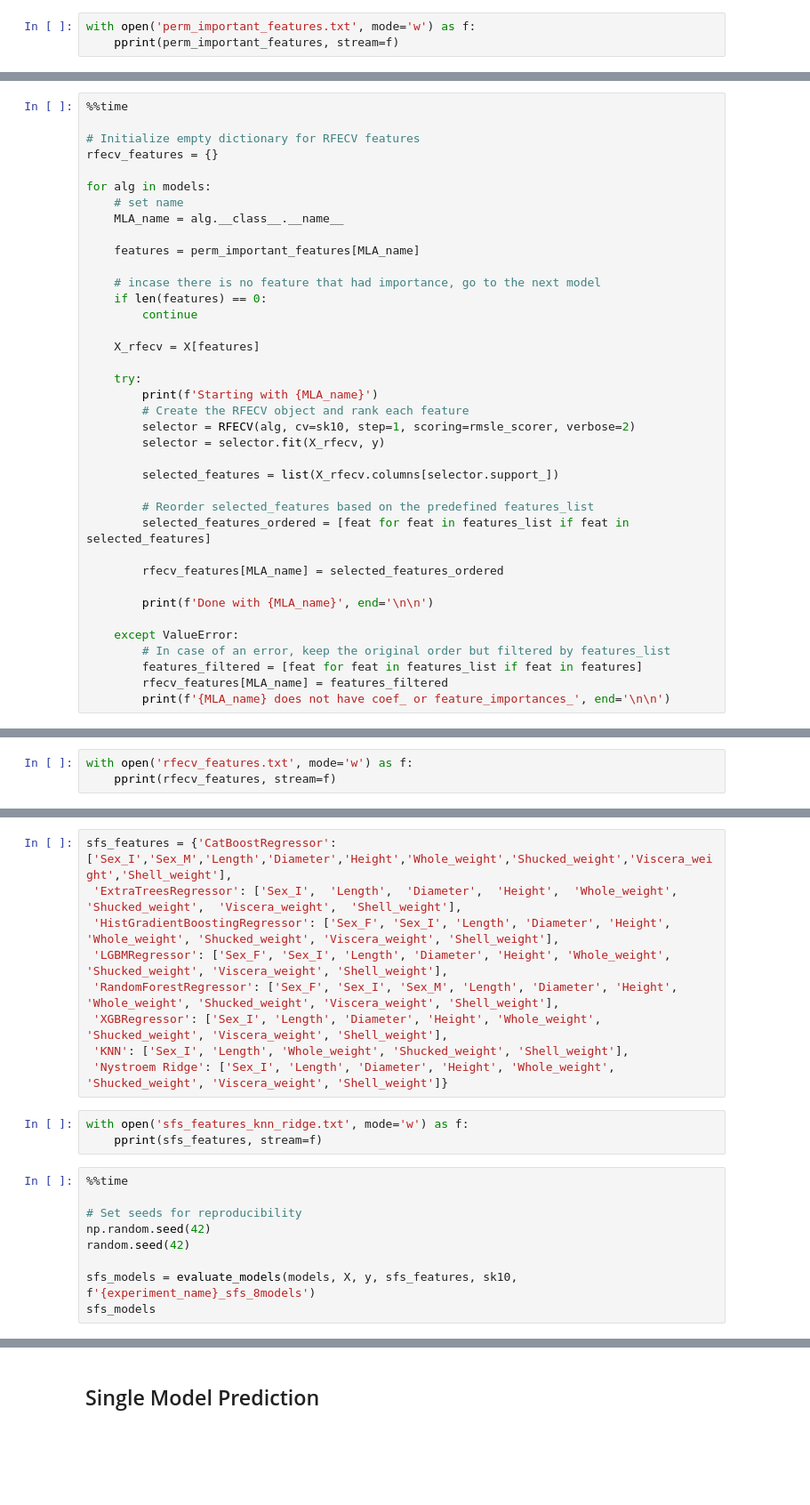
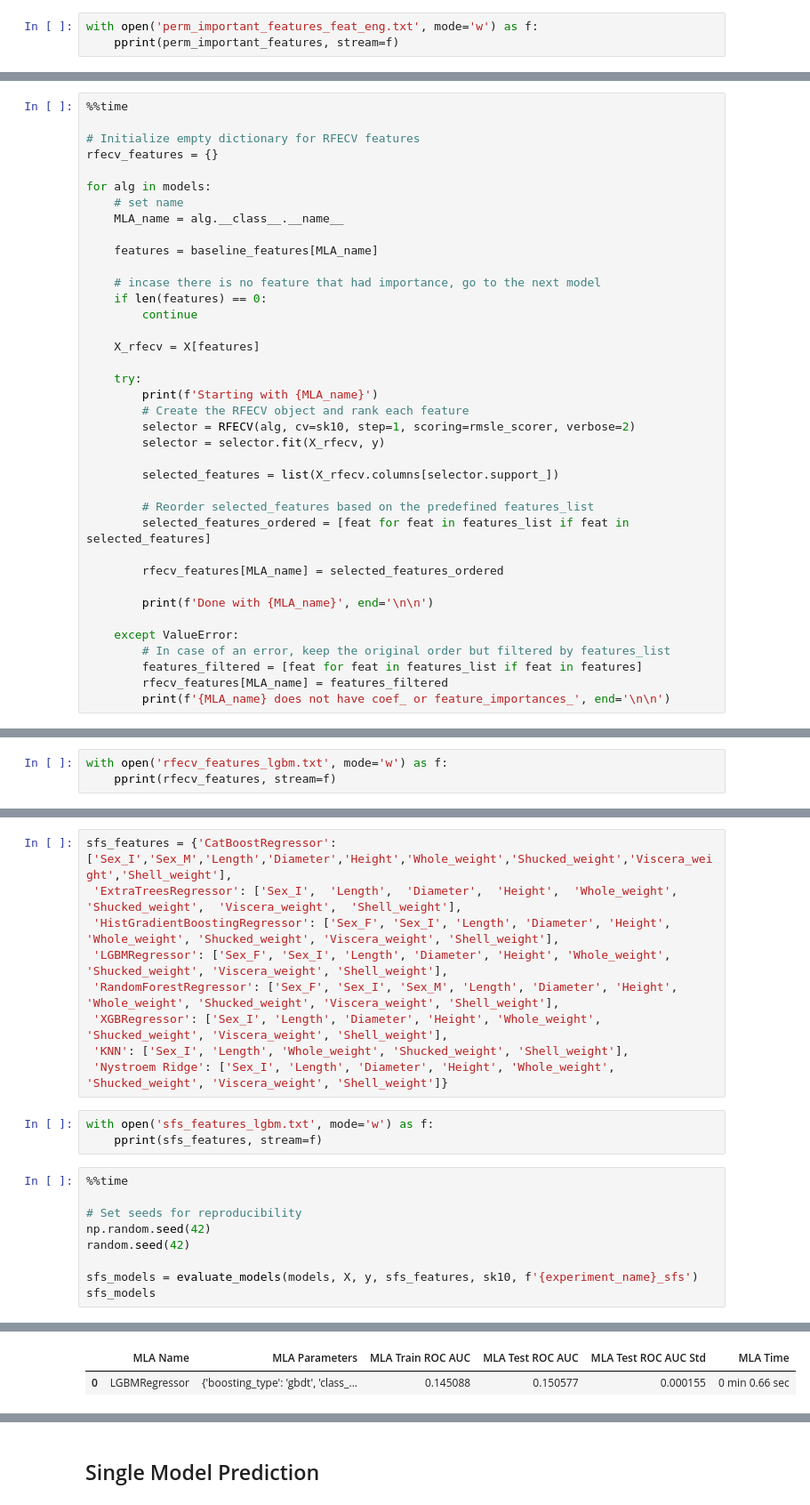
Before and after one commit to hardboyvino/kaggle_competition, a Jupyter notebook: playground_4.4/models_feat_eng.ipynb, the cells around one changed output, grey strips where cells are left out. Shown at 89% size. Saved outputs shown, nothing was run; the diff lists cells and outputs as text; blank space fills up the shorter version.

Commit message:
Brute force feature eng and selection on LGBM
Entire process took 24 hours but the results were exactly as using the default features

```diff
--- a/playground_4.4/models_feat_eng.ipynb
+++ b/playground_4.4/models_feat_eng.ipynb
@@ -422,7 +415,7 @@ for model in models:
 
 print('Done getting important features dictionary')
 # %%
-with open('perm_important_features.txt', mode='w') as f:
+with open('perm_important_features_feat_eng.txt', mode='w') as f:
     pprint(perm_important_features, stream=f)
 # %%
 %%time
@@ -504,7 +497,7 @@ for alg in models:
     # set name
     MLA_name = alg.__class__.__name__
 
-    features = perm_important_features[MLA_name]
+    features = baseline_features[MLA_name]
 
     # incase there is no feature that had importance, go to the next model
     if len(features) == 0:
@@ -535,5 +546,5 @@ for alg in models:
 # %%
-with open('rfecv_features.txt', mode='w') as f:
+with open('rfecv_features_lgbm.txt', mode='w') as f:
     pprint(rfecv_features, stream=f)
 # %%
 %%time
@@ -613,7 +660,7 @@ sfs_features = {'CatBoostRegressor': ['Sex_I','Sex_M','Length','Diameter','Heigh
  'KNN': ['Sex_I', 'Length', 'Whole_weight', 'Shucked_weight', 'Shell_weight'],
  'Nystroem Ridge': ['Sex_I', 'Length', 'Diameter', 'Height', 'Whole_weight', 'Shucked_weight', 'Viscera_weight', 'Shell_weight']}
 # %%
-with open('sfs_features_knn_ridge.txt', mode='w') as f:
+with open('sfs_features_lgbm.txt', mode='w') as f:
     pprint(sfs_features, stream=f)
 # %%
 %%time
@@ -622,5 +669,6 @@ with open('sfs_features_knn_ridge.txt', mode='w') as f:
 np.random.seed(42)
 random.seed(42)
 
-sfs_models = evaluate_models(models, X, y, sfs_features, sk10, f'{experiment_name}_sfs_8models')
+sfs_models = evaluate_models(models, X, y, sfs_features, sk10, f'{experiment_name}_sfs')
 sfs_models
+# %% [output]
@@ -626,0 +678,2 @@ sfs_models
+|  | MLA Name | MLA Parameters | MLA Train ROC AUC | MLA Test ROC AUC | MLA Test ROC AUC Std | MLA Time |
+| 0 | LGBMRegressor | {'boosting_type': 'gbdt', 'class_... | 0.145088 | 0.150577 | 0.000155 | 0 min 0.66 sec |
```
Also changed, not shown: parts of 14 cells of this notebook, 3 other files.
